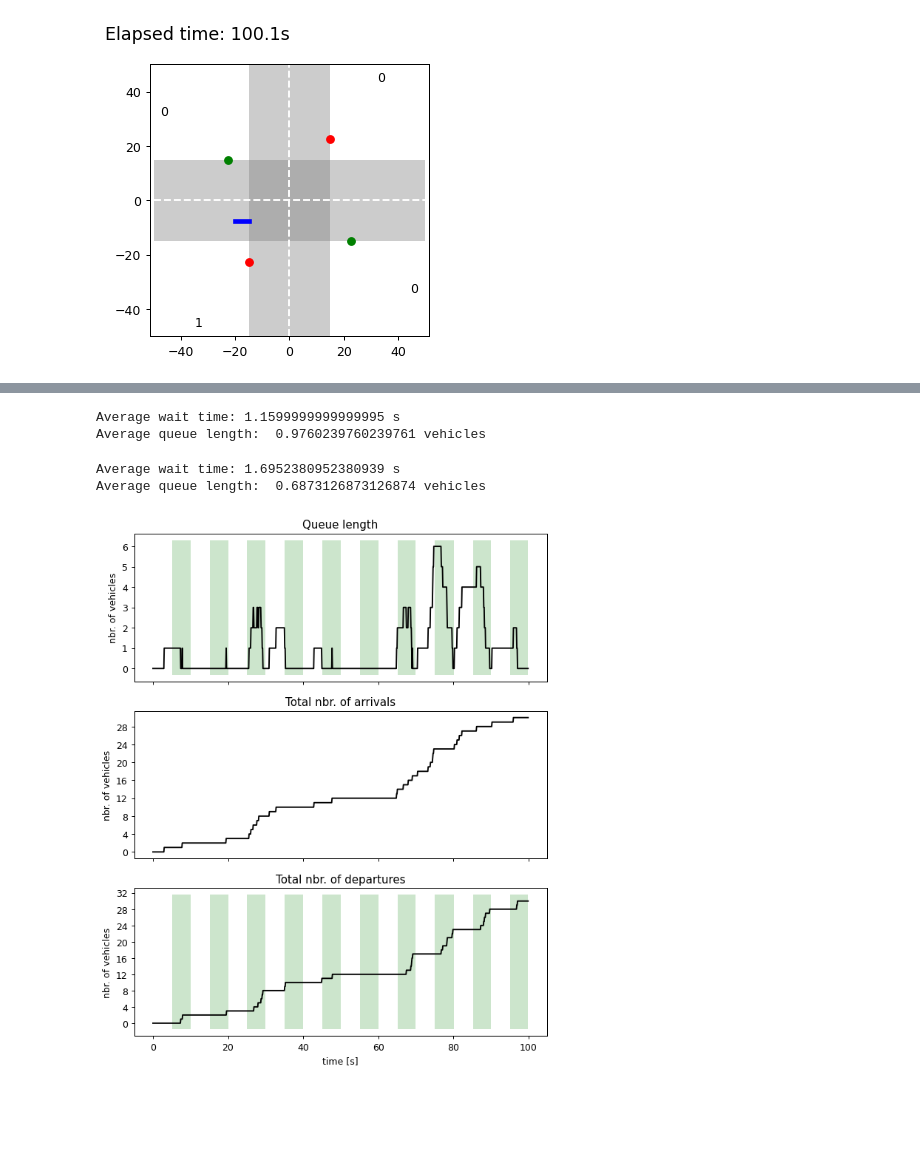
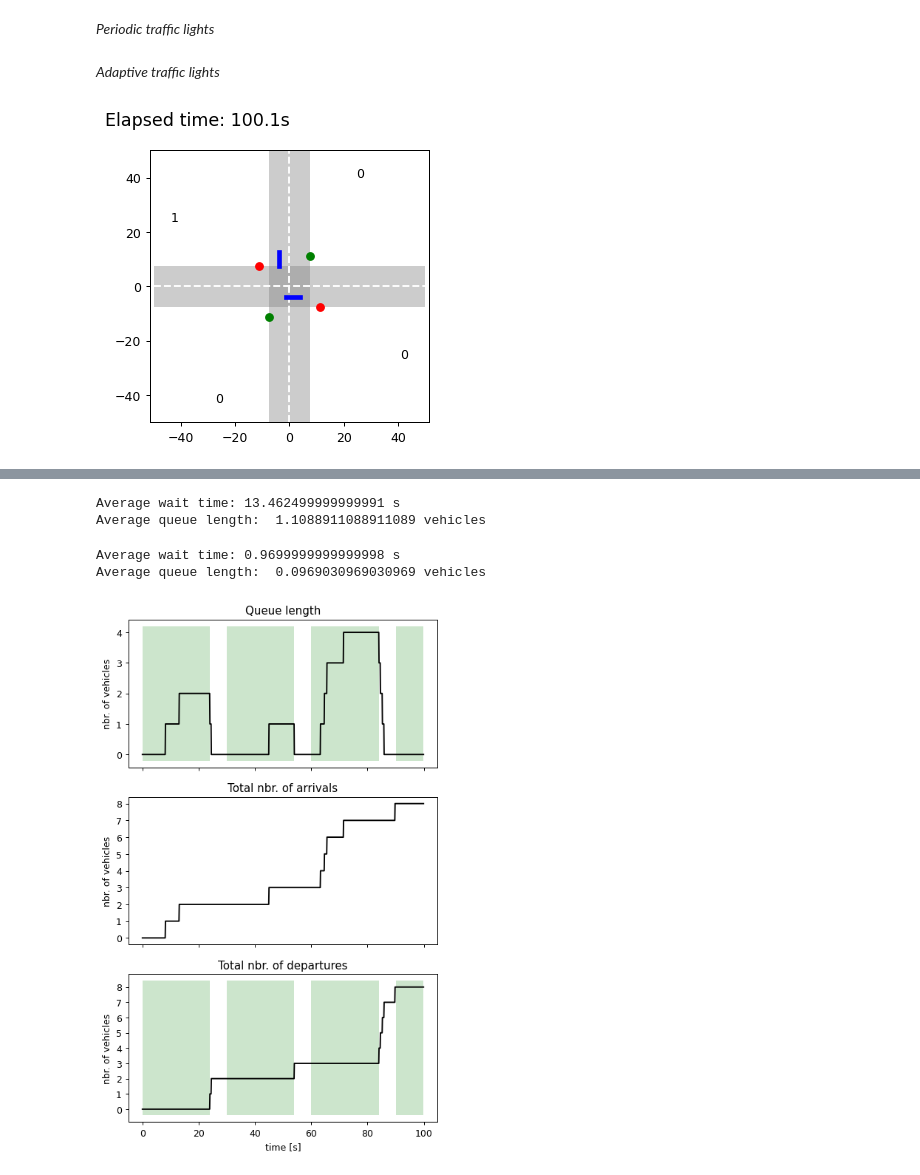
Before and after one commit to KingJohanna/vehicle-traffic-congestion-control, a Jupyter notebook: Simulation_1x1.ipynb, the cells around one changed output, grey strips where cells are left out. Drawn from its saved outputs; the diff is of its cells as text; code cells hidden in the pictures; blank space fills up the shorter version.

```diff
--- a/Simulation_1x1.ipynb
+++ b/Simulation_1x1.ipynb
@@ -8,6 +10,10 @@ from IPython.display import HTML
+# %% [markdown]
+*Periodic traffic lights*
 # %%
-periodic_ew = PeriodicTrafficLight()
-periodic_ew.initialize(period=10, time_delay=0)
+light_ew = PeriodicTrafficLight()
+light_ew.initialize(period=30, time_delay=0, green_ratio=0.8)
 
-periodic_ns = PeriodicTrafficLight()
-periodic_ns.initialize(period=10, time_delay=5)
+light_ns = TrafficLightMirror()
+light_ns.initialize(traffic_light=light_ew)
+# %% [markdown]
+*Adaptive traffic lights*
@@ -14,13 +26,13 @@ periodic_ns.initialize(period=10, time_delay=5)
 # %%
-intersection_system = Model1.IntersectionNetworkSimulator()
-intersection_system.initialize(grid_dimensions=(1,1))
-intersection_system.set_queue_rate_parameters(grid_ind=(0,0), avg_departure_time=0.5, avg_arrival_time_n=3, avg_arrival_time_e=4)
-intersection_system.set_traffic_lights(grid_ind=(0,0), traffic_light_ns=periodic_ns, traffic_light_ew=periodic_ew)
-intersection_system.set_observable_intersections(grid_inds=intersection_system.grid_inds)
+network = Model1.IntersectionNetworkSimulator()
+network.initialize(grid_dimensions=(1,1))
+network.set_queue_rate_parameters(grid_ind=(0,0), avg_departure_time=0.5, avg_arrival_time_n=10, avg_arrival_time_e=8, avg_arrival_time_s=10, avg_arrival_time_w=8)
+network.set_traffic_lights(grid_ind=(0,0), traffic_light_ns=light_ns, traffic_light_ew=light_ew)
+network.set_observable_intersections(grid_inds=network.grid_inds)
 # %%
-intersection_system.simulate(delta_t=0.1, end_time=100, animate=True, fig_width=4, file_name="figs/simulation_1x1.mp4", speed=2)
+network.simulate(delta_t=0.1, end_time=100, animate=True, fig_width=4, file_name="figs/simulation_1x1.mp4", speed=2)
 # %% [output]
-[figure, old version]
+[figure, new version]
 # %%
 HTML("""
 <div align="middle">
@@ -30,21 +42,20 @@ HTML("""
 # %% [output]
 [interactive output not drawn]
 # %%
-stats = intersection_system.get_stats()
+stats = network.get_stats()
 print("Average wait time:", stats[(0,0)]["N"]["wait_time"], "s")
 print("Average queue length: ", stats[(0,0)]["N"]["avg_queue_length"], "vehicles")
 # %% [output]
-Average wait time: 1.1599999999999995 s
-Average queue length:  0.9760239760239761 vehicles
+Average wait time: 13.462499999999991 s
+Average queue length:  1.1088911088911089 vehicles
 # %%
-stats = intersection_system.get_stats()
 print("Average wait time:", stats[(0,0)]["E"]["wait_time"], "s")
 print("Average queue length: ", stats[(0,0)]["E"]["avg_queue_length"], "vehicles")
 # %% [output]
-Average wait time: 1.6952380952380939 s
-Average queue length:  0.6873126873126874 vehicles
+Average wait time: 0.9699999999999998 s
+Average queue length:  0.0969030969030969 vehicles
 # %%
-fig, axs = intersection_system.plot_queue_stats(plt=plt, grid_ind=(0,0), direction='N', end_time=100, delta_t=0.1, traffic_light=periodic_ns,fig_size=(8,10))
-#plt.savefig('figs/northbound_(0,0)', bbox_inches='tight')
+fig, axs = network.plot_queue_stats(plt=plt, grid_ind=(0,0), direction='N', end_time=100, delta_t=0.1, traffic_light=light_ew,fig_size=(6,10))
+#plt.savefig('figs/eastbound_(0,0)', bbox_inches='tight')
 # %% [output]
-[figure, old version]
+[figure, new version]
```
Also changed, not shown: parts of 2 cells of this notebook, 10 other files.
